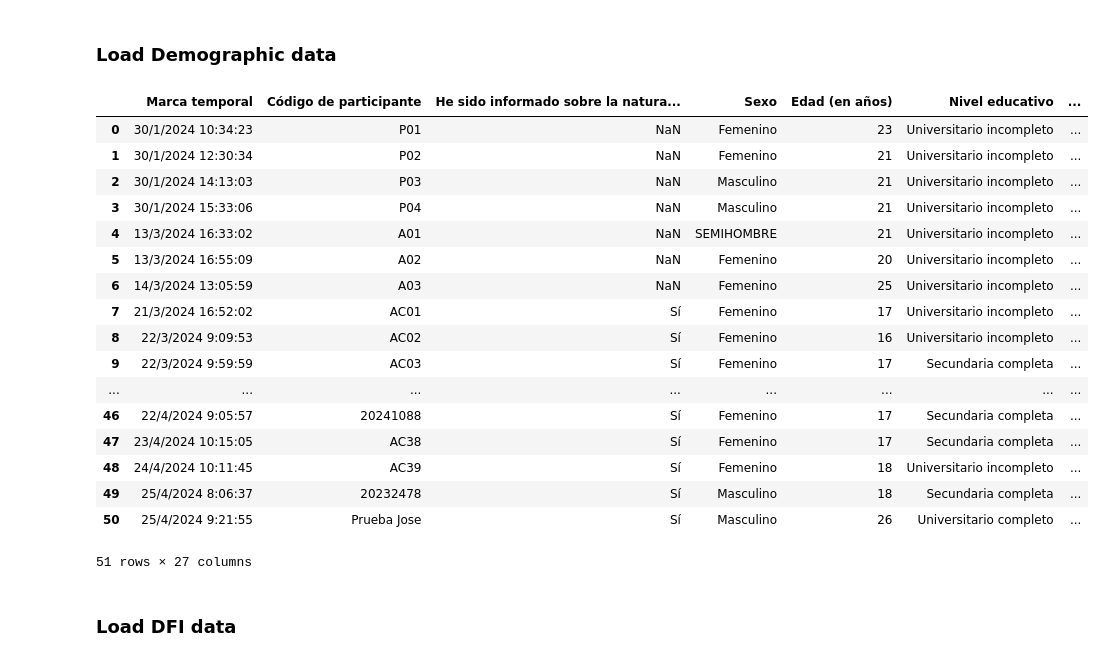
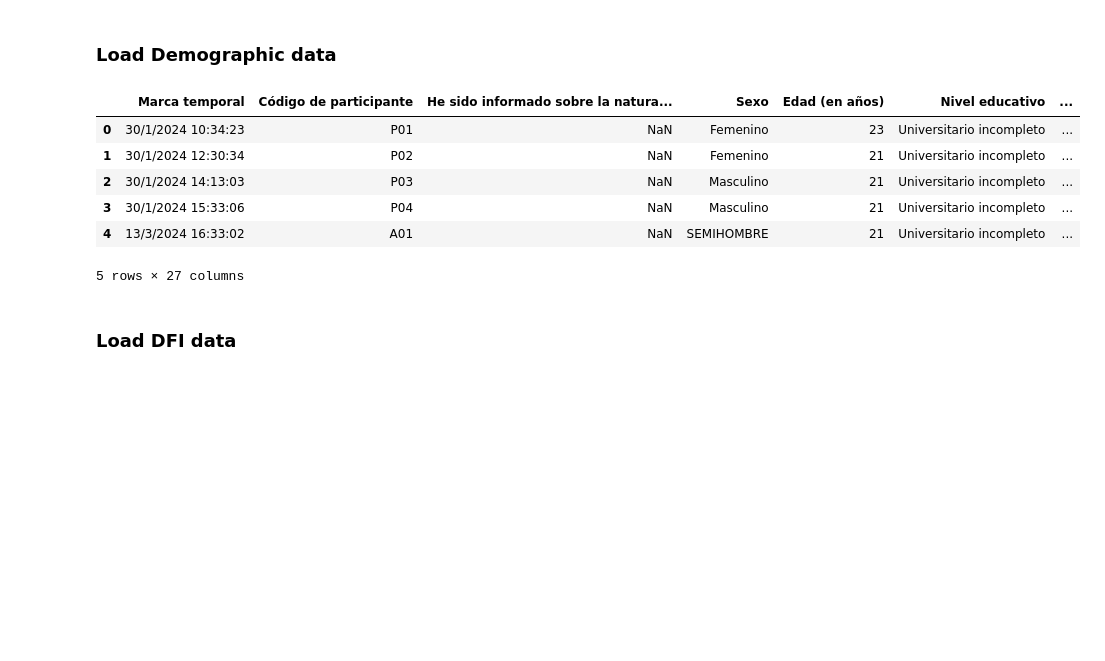
Before and after one commit to camila-maura/GIFTED-DFI, a Jupyter notebook: GIFTED_DFI_Data_Analysis.ipynb, the cells around one changed output. Saved outputs shown, nothing was run; the diff lists cells and outputs as text; code cells hidden in the pictures; blank space fills up the shorter version.

```diff
--- a/GIFTED_DFI_Data_Analysis.ipynb
+++ b/GIFTED_DFI_Data_Analysis.ipynb
@@ -19,27 +19,16 @@ pd.options.mode.chained_assignment = None # Stop seeing warnings
 # %%
 sheet_url = "https://docs.google.com/spreadsheets/d/1H9DApYyqdZ0iVAvFKBodHrH654K0NwKzldf5xz5m2tc/edit#gid=1885121359"
 url_demographic = sheet_url.replace("/edit#gid=", "/export?format=csv&gid=")
 data_demographic = pd.read_csv(url_demographic)
-data_demographic
+data_demographic.head(5)
 # %% [output]
 |  | Marca temporal | Código de participante | He sido informado sobre la natura... | Sexo | Edad (en años) | Nivel educativo | ... |
 | 0 | 30/1/2024 10:34:23 | P01 | NaN | Femenino | 23 | Universitario incompleto | ... |
 | 1 | 30/1/2024 12:30:34 | P02 | NaN | Femenino | 21 | Universitario incompleto | ... |
 | 2 | 30/1/2024 14:13:03 | P03 | NaN | Masculino | 21 | Universitario incompleto | ... |
 | 3 | 30/1/2024 15:33:06 | P04 | NaN | Masculino | 21 | Universitario incompleto | ... |
 | 4 | 13/3/2024 16:33:02 | A01 | NaN | SEMIHOMBRE | 21 | Universitario incompleto | ... |
-| 5 | 13/3/2024 16:55:09 | A02 | NaN | Femenino | 20 | Universitario incompleto | ... |
-| 6 | 14/3/2024 13:05:59 | A03 | NaN | Femenino | 25 | Universitario incompleto | ... |
-| 7 | 21/3/2024 16:52:02 | AC01 | Sí | Femenino | 17 | Universitario incompleto | ... |
-| 8 | 22/3/2024 9:09:53 | AC02 | Sí | Femenino | 16 | Universitario incompleto | ... |
-| 9 | 22/3/2024 9:59:59 | AC03 | Sí | Femenino | 17 | Secundaria completa | ... |
-| ... | ... | ... | ... | ... | ... | ... | ... |
-| 46 | 22/4/2024 9:05:57 | 20241088 | Sí | Femenino | 17 | Secundaria completa | ... |
-| 47 | 23/4/2024 10:15:05 | AC38 | Sí | Femenino | 17 | Secundaria completa | ... |
-| 48 | 24/4/2024 10:11:45 | AC39 | Sí | Femenino | 18 | Universitario incompleto | ... |
-| 49 | 25/4/2024 8:06:37 | 20232478 | Sí | Masculino | 18 | Secundaria completa | ... |
-| 50 | 25/4/2024 9:21:55 | Prueba Jose | Sí | Masculino | 26 | Universitario completo | ... |
-51 rows × 27 columns
+5 rows × 27 columns
 # %% [markdown]
 ### Load DFI data
 # %%
```
Also changed, not shown: parts of 24 cells of this notebook.
